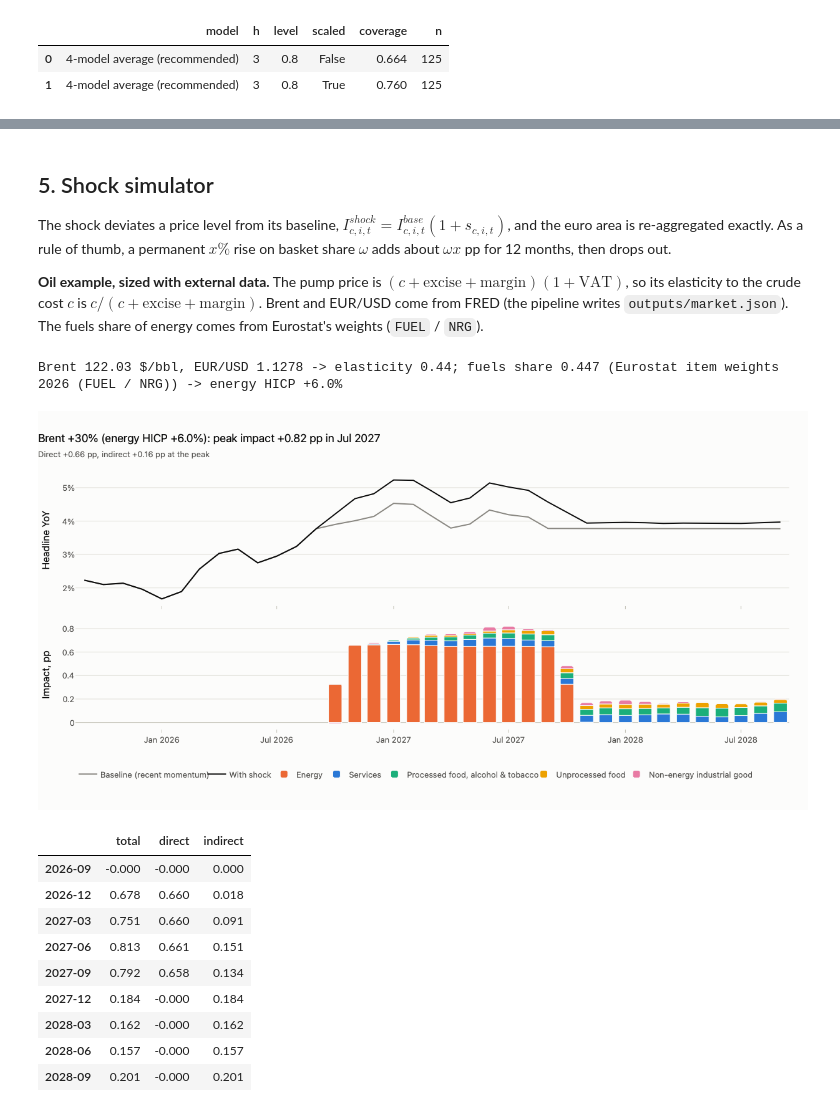
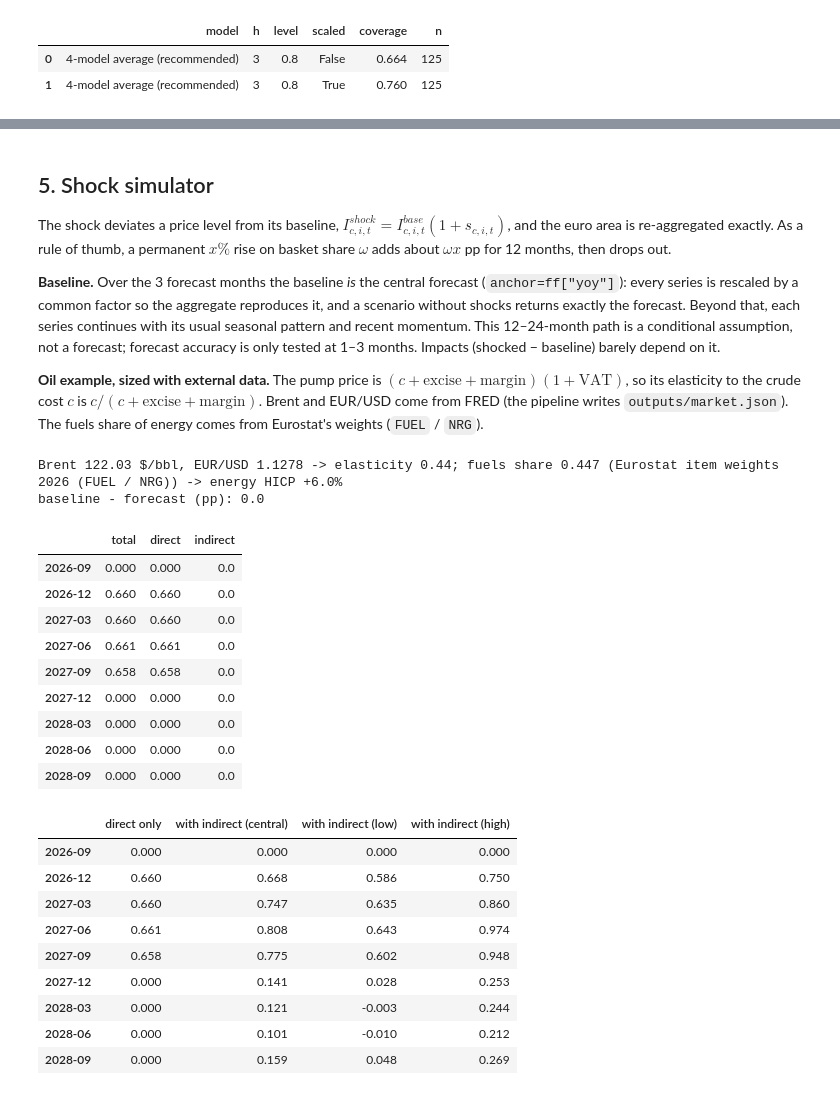
Before and after one commit to hadisakho/cacib-hicp, a Jupyter notebook: notebooks/hicp_analysis.ipynb, the cells around one changed output, grey strips where cells are left out. Saved outputs shown, nothing was run; the diff lists cells and outputs as text; code cells hidden in the pictures.

Commit message:
Fixed the scenario baseline for the simulator and the window for the pass-through sample

```diff
--- a/notebooks/hicp_analysis.ipynb
+++ b/notebooks/hicp_analysis.ipynb
@@ -219,37 +211,64 @@ pd.concat({"1997-2020": lp["ratio"], "full sample": lp_full["ratio"]}, axis=1).l
 
 The shock deviates a price level from its baseline, $I^{shock}_{c,i,t} = I^{base}_{c,i,t}(1+s_{c,i,t})$, and the euro area is re-aggregated exactly. As a rule of thumb, a permanent $x\%$ rise on basket share $\omega$ adds about $\omega x$ pp for 12 months, then drops out.
 
+**Baseline.** Over the 3 forecast months the baseline *is* the central forecast (`anchor=ff["yoy"]`): every series is rescaled by a common factor so the aggregate reproduces it, and a scenario without shocks returns exactly the forecast. Beyond that, each series continues with its usual seasonal pattern and recent momentum. This 12–24-month path is a conditional assumption, not a forecast; forecast accuracy is only tested at 1–3 months. Impacts (shocked − baseline) barely depend on it.
+
 **Oil example, sized with external data.** The pump price is $(c+\text{excise}+\text{margin})(1+\text{VAT})$, so its elasticity to the crude cost $c$ is $c/(c+\text{excise}+\text{margin})$. Brent and EUR/USD come from FRED (the pipeline writes `outputs/market.json`). The fuels share of energy comes from Eurostat's weights (`FUEL` / `NRG`).
 # %%
 import json
 from hicp.shocks import Shock, simulate, fuel_price_elasticity
 from hicp.market import fuels_share_of_energy
 
 market = json.loads((out / "market.json").read_text()) if (out / "market.json").exists() else {}
 eps = fuel_price_elasticity(market.get("brent_usd", 80), market.get("usd_per_eur", 1.10),
                             cfg["shocks"]["excise_eur_per_litre"], cfg["shocks"]["margin_eur_per_litre"])
 share, source = fuels_share_of_energy(data, cfg["shocks"]["fuels_share_fallback"])
 energy_move = 30 * eps * share
 print(f"Brent {market.get('brent_usd')} $/bbl, EUR/USD {market.get('usd_per_eur')} -> elasticity {eps:.2f}; "
       f"fuels share {share:.3f} ({source}) -> energy HICP +{energy_move:.1f}%")
 start = str(data.last_month + 1)
-oil = simulate(data, [Shock(cfg.energy, energy_move, start, shape="ramp", ramp_months=2)],
-               horizon=cfg["shocks"]["horizon"], passthrough_ratio=lp["ratio"], energy=cfg.energy)
+H = cfg["shocks"]["horizon"]
+oil_shock = [Shock(cfg.energy, energy_move, start, shape="ramp", ramp_months=2)]
+
+# null scenario = central forecast, exactly
+null = simulate(data, [], horizon=H, anchor=ff["yoy"])
+print("baseline - forecast (pp):", (null.yoy["baseline"].reindex(ff["yoy"].index) - ff["yoy"]).abs().max().round(12))
+
+oil = simulate(data, oil_shock, horizon=H, energy=cfg.energy, anchor=ff["yoy"])  # direct effects (default)
 plots.shock_chart(oil, data.labels, f"Brent +30% (energy HICP +{energy_move:.1f}%)").show()
 oil.delta.iloc[12::3].round(3)
 # %% [output]
 Brent 122.03 $/bbl, EUR/USD 1.1278 -> elasticity 0.44; fuels share 0.447 (Eurostat item weights 2026 (FUEL / NRG)) -> energy HICP +6.0%
+baseline - forecast (pp): 0.0
-[figure, removed]
 |  | total | direct | indirect |
-| 2026-09 | -0.000 | -0.000 | 0.000 |
-| 2026-12 | 0.678 | 0.660 | 0.018 |
-| 2027-03 | 0.751 | 0.660 | 0.091 |
-| 2027-06 | 0.813 | 0.661 | 0.151 |
-| 2027-09 | 0.792 | 0.658 | 0.134 |
-| 2027-12 | 0.184 | -0.000 | 0.184 |
-| 2028-03 | 0.162 | -0.000 | 0.162 |
-| 2028-06 | 0.157 | -0.000 | 0.157 |
-| 2028-09 | 0.201 | -0.000 | 0.201 |
+| 2026-09 | 0.000 | 0.000 | 0.0 |
+| 2026-12 | 0.660 | 0.660 | 0.0 |
+| 2027-03 | 0.660 | 0.660 | 0.0 |
+| 2027-06 | 0.661 | 0.661 | 0.0 |
+| 2027-09 | 0.658 | 0.658 | 0.0 |
+| 2027-12 | 0.000 | 0.000 | 0.0 |
+| 2028-03 | 0.000 | 0.000 | 0.0 |
+| 2028-06 | 0.000 | 0.000 | 0.0 |
+| 2028-09 | 0.000 | 0.000 | 0.0 |
+# %%
+# exploratory: add indirect effects, with the range from the coefficients' 90% bands
+from hicp.passthrough import ratio_bands
+
+runs = {name: simulate(data, oil_shock, horizon=H, energy=cfg.energy, anchor=ff["yoy"], passthrough_ratio=r)
+        for name, r in ratio_bands(lp, cfg.energy).items()}
+pd.DataFrame({"direct only": oil.delta["total"], **{f"with indirect ({k})": v.delta["total"] for k, v in runs.items()}}
+             ).iloc[12::3].round(3)
+# %% [output]
+|  | direct only | with indirect (central) | with indirect (low) | with indirect (high) |
+| 2026-09 | 0.000 | 0.000 | 0.000 | 0.000 |
+| 2026-12 | 0.660 | 0.668 | 0.586 | 0.750 |
+| 2027-03 | 0.660 | 0.747 | 0.635 | 0.860 |
+| 2027-06 | 0.661 | 0.808 | 0.643 | 0.974 |
+| 2027-09 | 0.658 | 0.775 | 0.602 | 0.948 |
+| 2027-12 | 0.000 | 0.141 | 0.028 | 0.253 |
+| 2028-03 | 0.000 | 0.121 | -0.003 | 0.244 |
+| 2028-06 | 0.000 | 0.101 | -0.010 | 0.212 |
+| 2028-09 | 0.000 | 0.159 | 0.048 | 0.269 |
 # %%
 # several components and countries at once, at COICOP-division level (direct effects)
 multi = simulate(data, [Shock("CP07", 10, start, countries=["FR"]), Shock("CP11", 5, start, countries=["FR", "ES"])],
```
Also changed, not shown: parts of 9 cells of this notebook, 14 other files.
